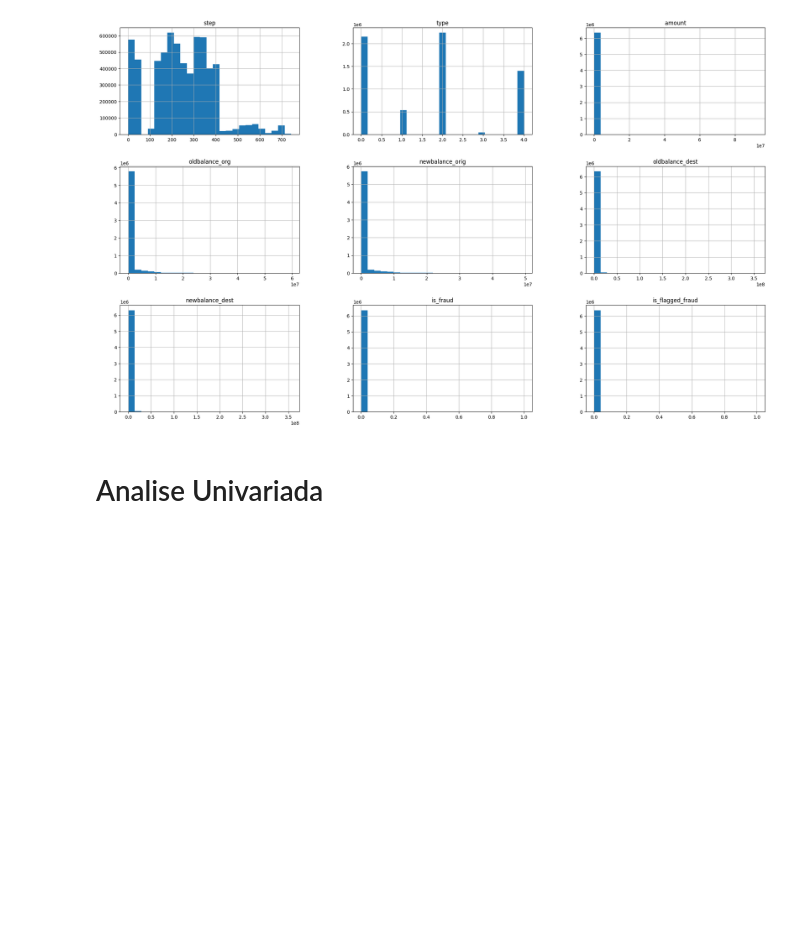
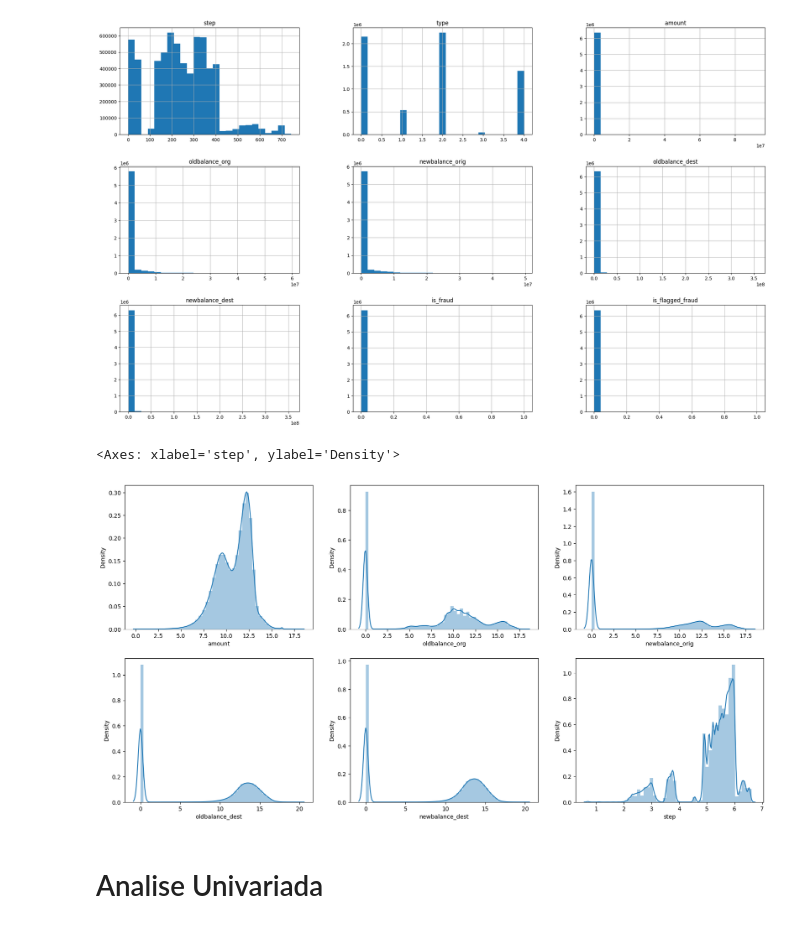
Before and after one commit to ylmoura/fraud_detection, a Jupyter notebook: notebooks/2.0_eda.ipynb, the cells around one changed output. Drawn from its saved outputs; the diff is of its cells as text; code cells hidden in the pictures; blank space fills up the shorter version.

```diff
--- a/notebooks/2.0_eda.ipynb
+++ b/notebooks/2.0_eda.ipynb
@@ -267,6 +276,29 @@ cat_attributes
 num_attributes.hist(bins=25, figsize=(25,15));
 # %% [output]
 [figure]
+# %%
+plt.figure(figsize = (20,10))
+
+plt.subplot(2,3,1)
+sns.distplot(np.log1p(num_attributes['amount']))
+
+plt.subplot(2,3,2)
+sns.distplot(np.log1p(num_attributes['oldbalance_org']))
+
+plt.subplot(2,3,3)
+sns.distplot(np.log1p(num_attributes['newbalance_orig']))
+
+plt.subplot(2,3,4)
+sns.distplot(np.log1p(num_attributes['oldbalance_dest']))
+
+plt.subplot(2,3,5)
+sns.distplot(np.log1p(num_attributes['newbalance_dest']))
+
+plt.subplot(2,3,6)
+sns.distplot(np.log1p(data['step']))
+# %% [output]
+<Axes: xlabel='step', ylabel='Density'>
+[figure, added]
 # %% [markdown]
 # Analise Univariada
 # %% [markdown]
```
Also changed, not shown: parts of 13 cells of this notebook, 6 other files.
